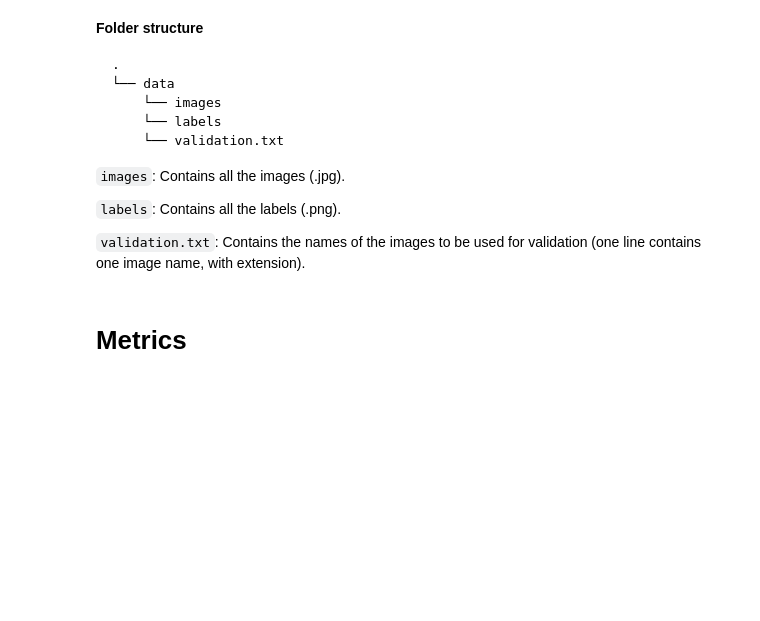
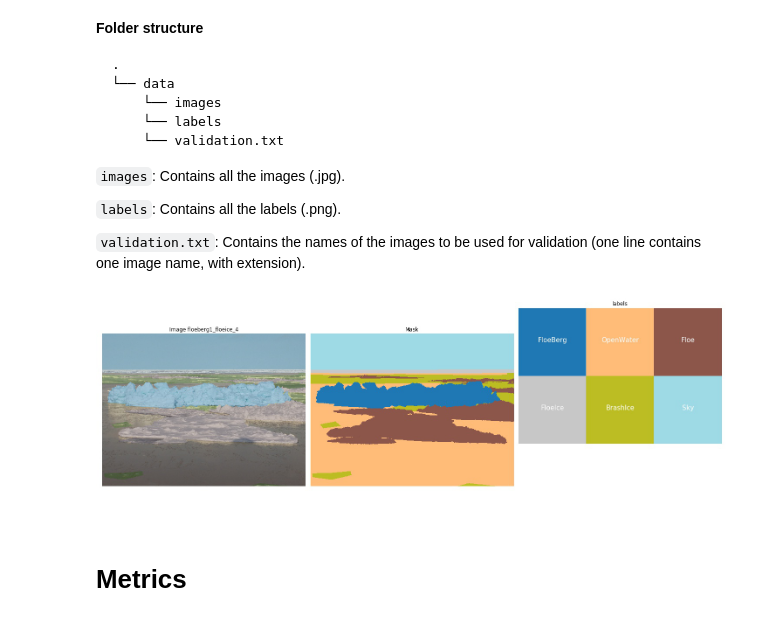
Before and after one commit to panchinabil/sea_ice_segmentation, a Jupyter notebook: index.ipynb, the cells around one changed output. Saved outputs shown, nothing was run; the diff lists cells and outputs as text; code cells hidden in the pictures; blank space fills up the shorter version.

```diff
--- a/index.ipynb
+++ b/index.ipynb
@@ -67,6 +67,10 @@ classes = [
     "Sky",
     "Underwater ice",
 ]
+# %%
+open_image(Path('/media/panchinabil/Nabil/project_2/private_collection/demo-figs').ls()[1])
+# %% [output]
+[figure, added]
 # %%
 def get_label_from_img(img_file, path_lbl=path_lbl):
     return path_lbl / f"{img_file.stem}_mask.png"
```
Also changed, not shown: 2 other files.
